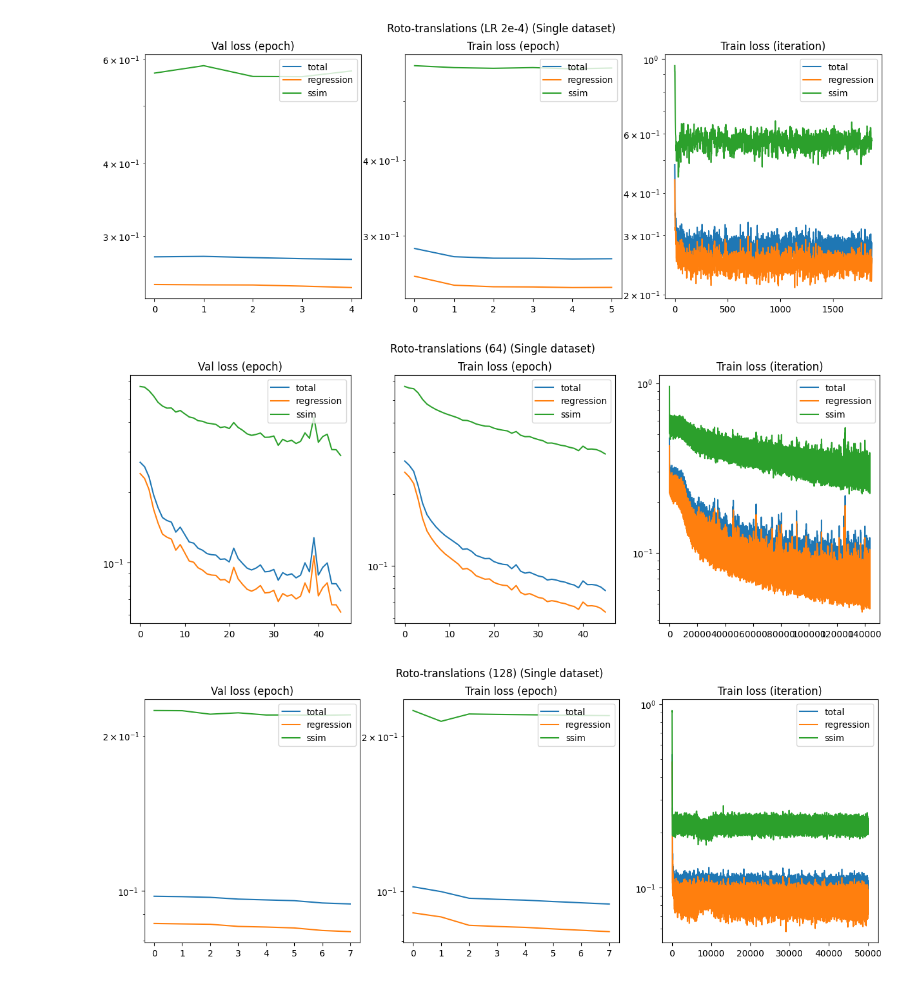
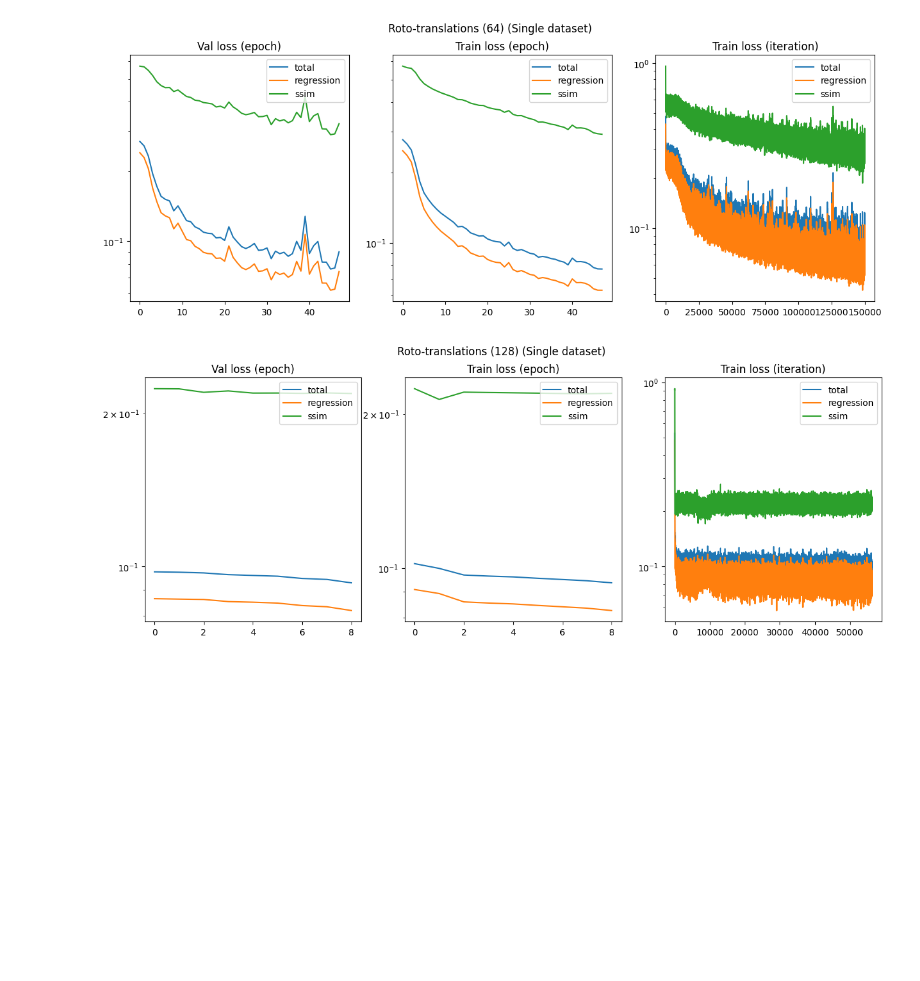
Before and after one commit to elidub/equiv-neural-rendering, a Jupyter notebook: demos/analyze_training.ipynb, the cells around one changed output. Cells and saved outputs as stored; diff of their text form; code cells hidden in the pictures; blank space fills up the shorter version.

Commit message:
loss curves of single scene training

```diff
--- a/demos/analyze_training.ipynb
+++ b/demos/analyze_training.ipynb
@@ -22,27 +34,25 @@ from enr.misc.viz import plot_run, make_gif
 # %%
 runs = open_runs({
     '2023-05-10_12-31_roto_lr2e-4' : {'desc' : 'Rotations (LR 2e-4) (Half dataset)'},
     '2023-05-14_16-54_trans_lr2e-4': {'desc' : 'Translations (LR 2e-4) (Half dataset)'},
     # '2023-05-17_18-25_rototrans_lr2e-4' : {'desc' : 'Roto-translations (LR 2e-4) (Half dataset)'},
     # '2023-05-18_14-23_rototrans_lr1e-7' : {'desc' : 'Roto-translations (LR 1e-7) (Tiny dataset)'},
     # '2023-05-18_13-34_rototrans_lr1e-6' : {'desc' : 'Roto-translations (LR 1e-6) (Tiny dataset)'},
     # '2023-05-18_13-38_rototrans_lr1e-5' : {'desc' : 'Roto-translations (LR 1e-5) (Tiny dataset)'},
     # '2023-05-18_13-38_rototrans_lr1e-4' : {'desc' : 'Roto-translations (LR 1e-4) (Tiny dataset)'},
     # '2023-05-18_19-35_rototrans_lr1e-7' : {'desc' : 'Roto-translations (LR 1e-7) (Half dataset)'},
     # '2023-05-18_15-24_rototrans_lr1e-6' : {'desc' : 'Roto-translations (LR 1e-6) (Half dataset)'},
     # '2023-05-18_15-24_rototrans_lr1e-5' : {'desc' : 'Roto-translations (LR 1e-5) (Half dataset)'},
     # '2023-05-18_19-35_rototrans_lr1e-4' : {'desc' : 'Roto-translations (LR 1e-4) (Half dataset)'},
     # '2023-05-19_11-00_roto_finetune_lr1e-5' : {'desc' : 'Roto-translations (LR 1e-5) (Full (?) dataset) (Finetune)'},
     # '60_rototrans_lr1e-5_continue' : {'desc' : 'Roto-translations (LR 1e-5) (Half dataset) (Continue)'},
-    '2023-05-22_21-36_single_rototrans_lr2e-4' : {'desc' : 'Roto-translations (LR 2e-4) (Single dataset)'},
     '2023-05-22_22-45_single_rototrans_lr2e-5_64' : {'desc' : 'Roto-translations (64) (Single dataset)'},
     '2023-05-22_22-46_single_rototrans_lr2e-5_128' : {'desc' : 'Roto-translations (128) (Single dataset)'},
 })
 
 [plot_run(losses) for losses in runs.values()];
 # %% [output]
 [figure]
 [figure]
-[figure, old version]
+[figure, new version]
-[figure, old version]
+[figure, new version]
-[figure, removed]
```
Also changed, not shown: parts of 2 cells of this notebook.
